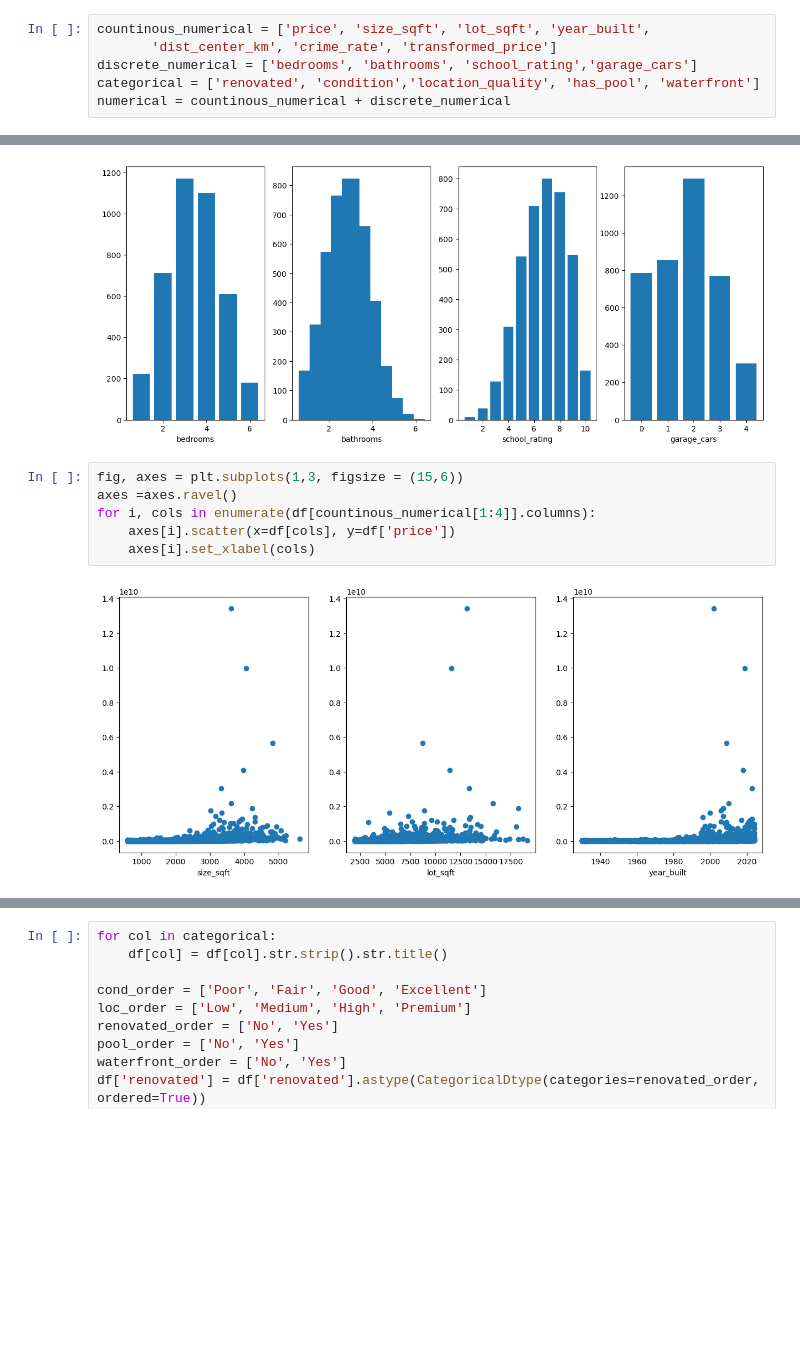
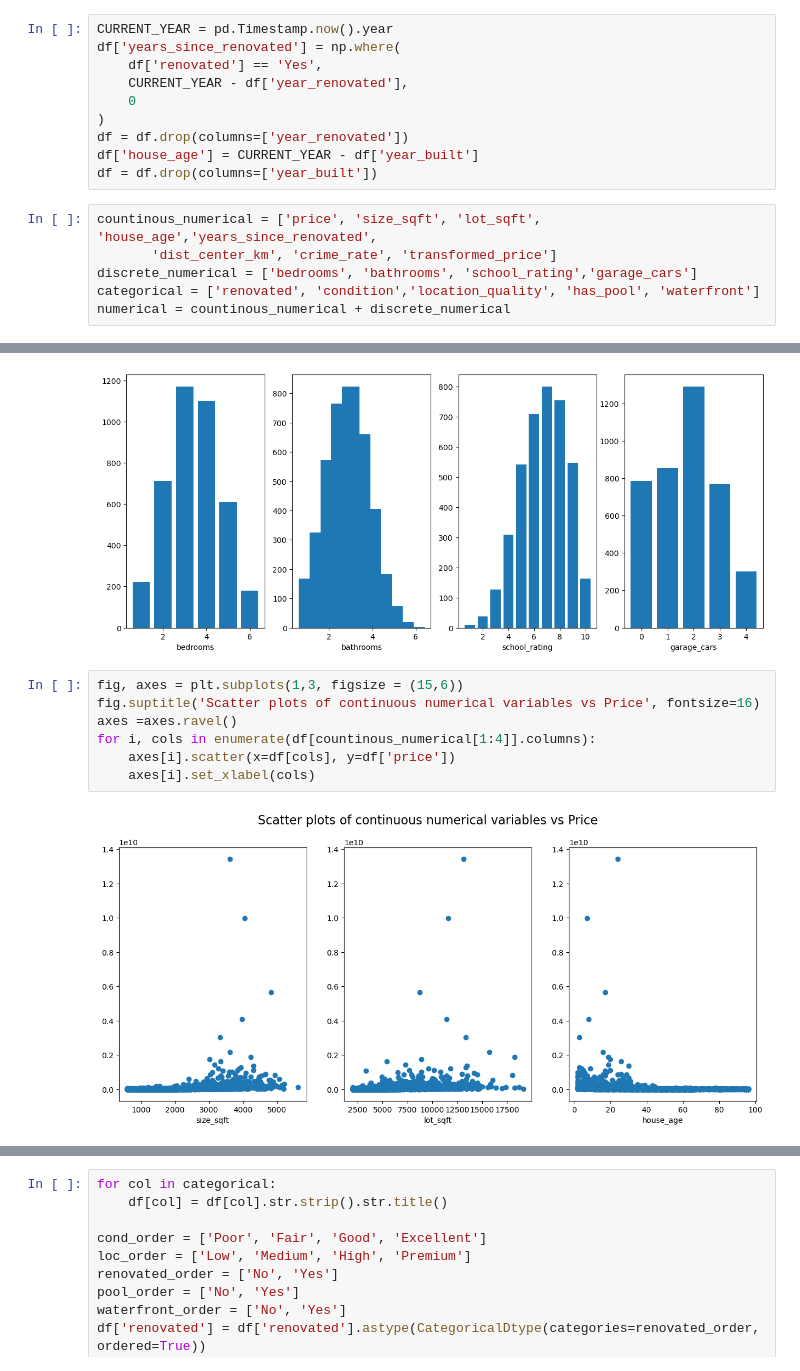
Before and after one commit to TheDataBlog/house-price-prediction, a Jupyter notebook: main.ipynb, the cells around one changed output, grey strips where cells are left out. Saved outputs shown, nothing was run; the diff lists cells and outputs as text; blank space fills up the shorter version.

```diff
--- a/main.ipynb
+++ b/main.ipynb
@@ -53,8 +42,18 @@ df.head()
 | 4 | 14971300 | 1991 | 6869 | 3 | 1.5 | 1995 | NaN | No | Fair | ... |
 # %%
 df['transformed_price'] = np.log(df['price'])
+# %%
+CURRENT_YEAR = pd.Timestamp.now().year
+df['years_since_renovated'] = np.where(
+    df['renovated'] == 'Yes',
+    CURRENT_YEAR - df['year_renovated'],
+    0
+)
+df = df.drop(columns=['year_renovated'])
+df['house_age'] = CURRENT_YEAR - df['year_built']
+df = df.drop(columns=['year_built'])
 # %%
-countinous_numerical = ['price', 'size_sqft', 'lot_sqft', 'year_built',
+countinous_numerical = ['price', 'size_sqft', 'lot_sqft', 'house_age','years_since_renovated',
        'dist_center_km', 'crime_rate', 'transformed_price']
 discrete_numerical = ['bedrooms', 'bathrooms', 'school_rating','garage_cars']
 categorical = ['renovated', 'condition','location_quality', 'has_pool', 'waterfront']
@@ -109,12 +108,13 @@ for i, cols in enumerate(df[discrete_numerical].columns):
 [figure]
 # %%
 fig, axes = plt.subplots(1,3, figsize = (15,6))
+fig.suptitle('Scatter plots of continuous numerical variables vs Price', fontsize=16)
 axes =axes.ravel()
 for i, cols in enumerate(df[countinous_numerical[1:4]].columns):
     axes[i].scatter(x=df[cols], y=df['price'])
     axes[i].set_xlabel(cols)
 # %% [output]
-[figure, old version]
+[figure, new version]
 # %%
 fig, axes = plt.subplots(2,4, figsize = (15,6))
 axes =axes.ravel()
```
Also changed, not shown: parts of 34 cells of this notebook.
